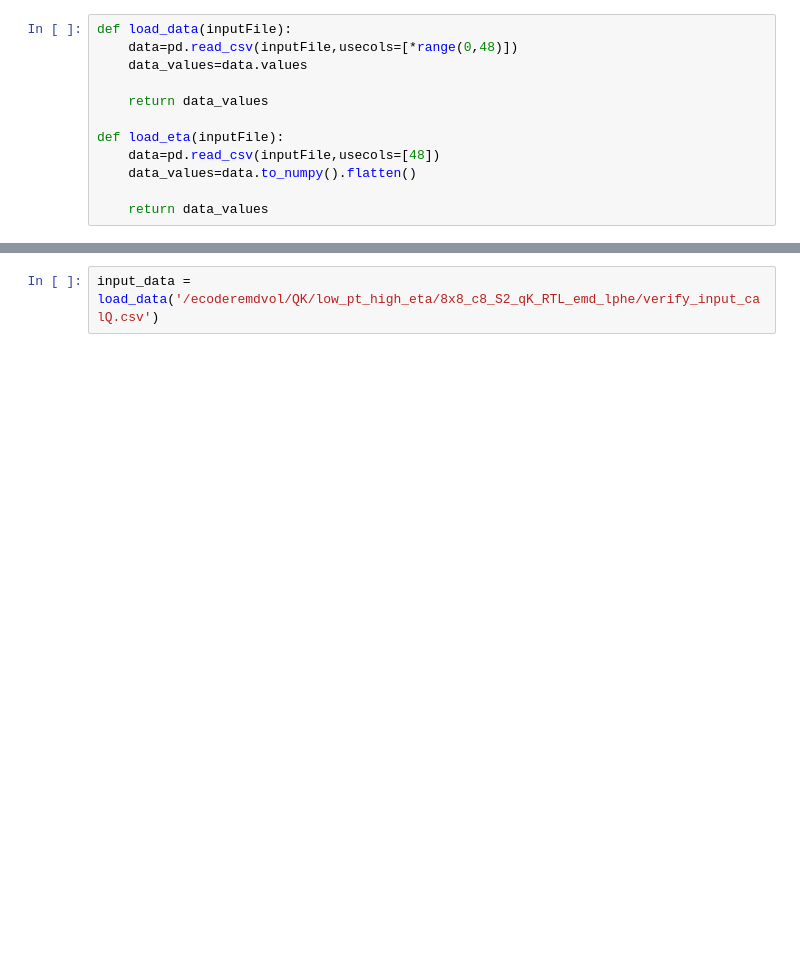
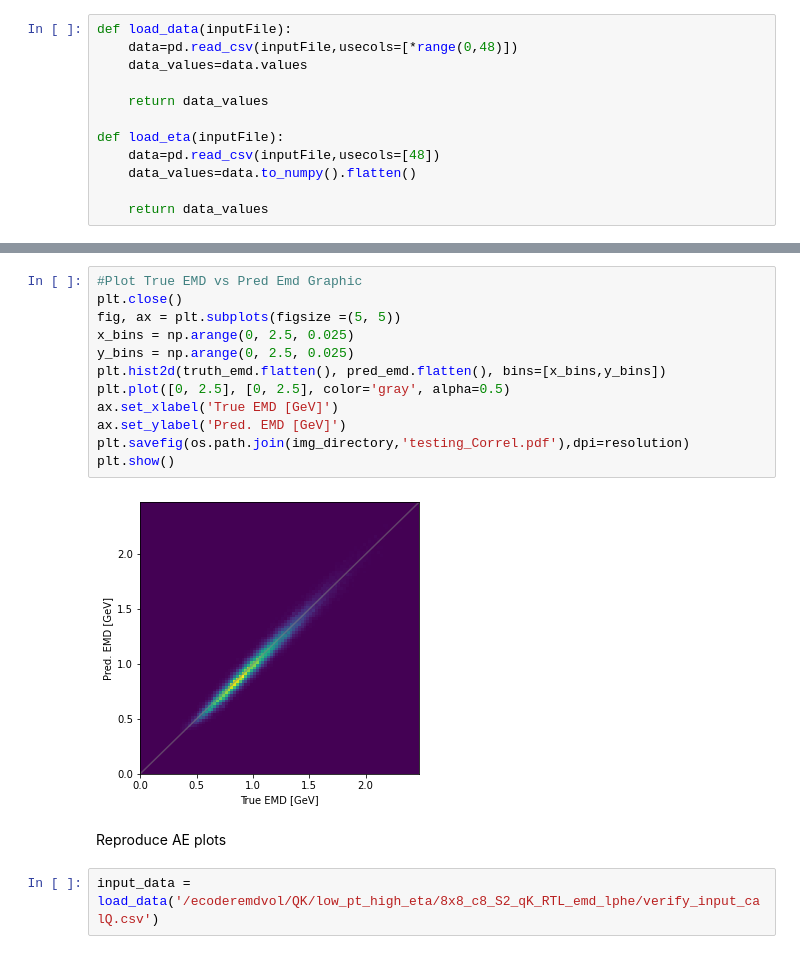
Before and after one commit to rohanshenoy/Ecoder, a Jupyter notebook: paper_plots.ipynb, the cells around one changed output, grey strips where cells are left out. Saved outputs shown, nothing was run; the diff lists cells and outputs as text; blank space fills up the shorter version.

Commit message:
reproduce emd training results

```diff
--- a/paper_plots.ipynb
+++ b/paper_plots.ipynb
@@ -28,3 +159,19 @@ def load_eta(inputFile):
+# %%
+#Plot True EMD vs Pred Emd Graphic
+plt.close()
+fig, ax = plt.subplots(figsize =(5, 5))
+x_bins = np.arange(0, 2.5, 0.025)
+y_bins = np.arange(0, 2.5, 0.025)
+plt.hist2d(truth_emd.flatten(), pred_emd.flatten(), bins=[x_bins,y_bins])
+plt.plot([0, 2.5], [0, 2.5], color='gray', alpha=0.5)
+ax.set_xlabel('True EMD [GeV]')
+ax.set_ylabel('Pred. EMD [GeV]')
+plt.savefig(os.path.join(img_directory,'testing_Correl.pdf'),dpi=resolution)
+plt.show()
+# %% [output]
+[figure, added]
+# %% [markdown]
+Reproduce AE plots
 # %%
 input_data = load_data('/ecoderemdvol/QK/low_pt_high_eta/8x8_c8_S2_qK_RTL_emd_lphe/verify_input_calQ.csv')
 # %%
```
Also changed, not shown: parts of 16 cells of this notebook.
